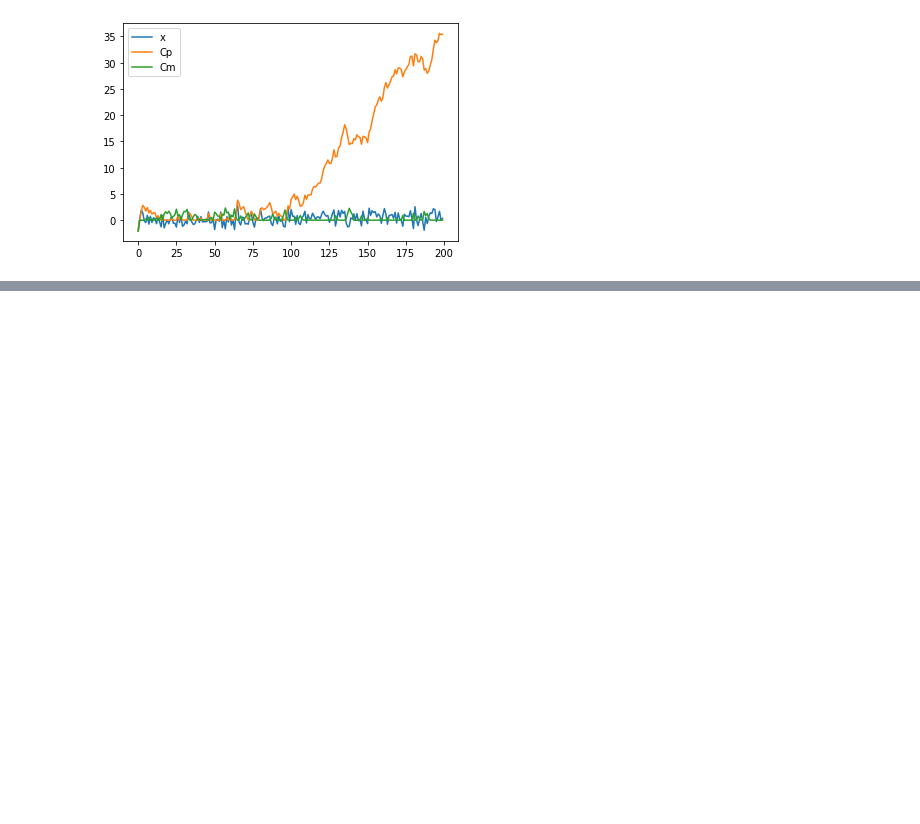
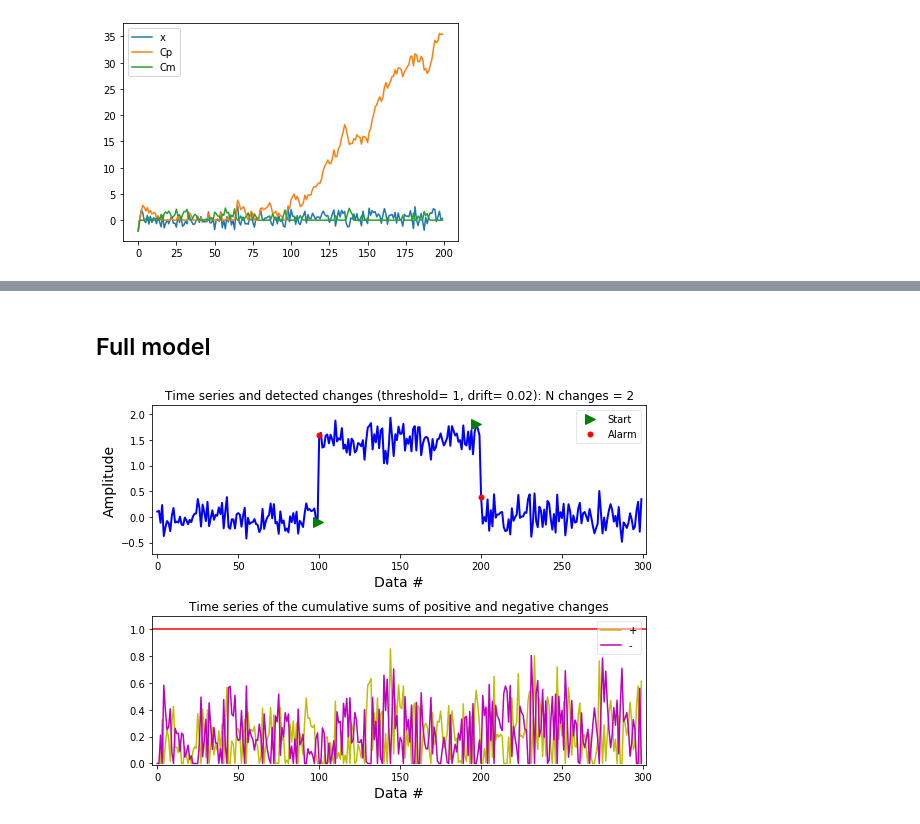
Before and after one commit to Barbarioli/OTSS, a Jupyter notebook: test.ipynb, the cells around one changed output, grey strips where cells are left out. Saved outputs shown, nothing was run; the diff lists cells and outputs as text; code cells hidden in the pictures; blank space fills up the shorter version.

```diff
--- a/test.ipynb
+++ b/test.ipynb
@@ -349,0 +350,8 @@ ta, tai, taf, amp = detection(x, 2, .02, False, True)
+# %% [markdown]
+## Full model
+# %%
+x = np.random.randn(300)/5
+x[100:200] += 1.5
+ta, tai, taf, amp = detection(x, 1, .02, False, True)
+# %% [output]
+[figure, added]
```
Also changed, not shown: parts of 1 cell of this notebook.
